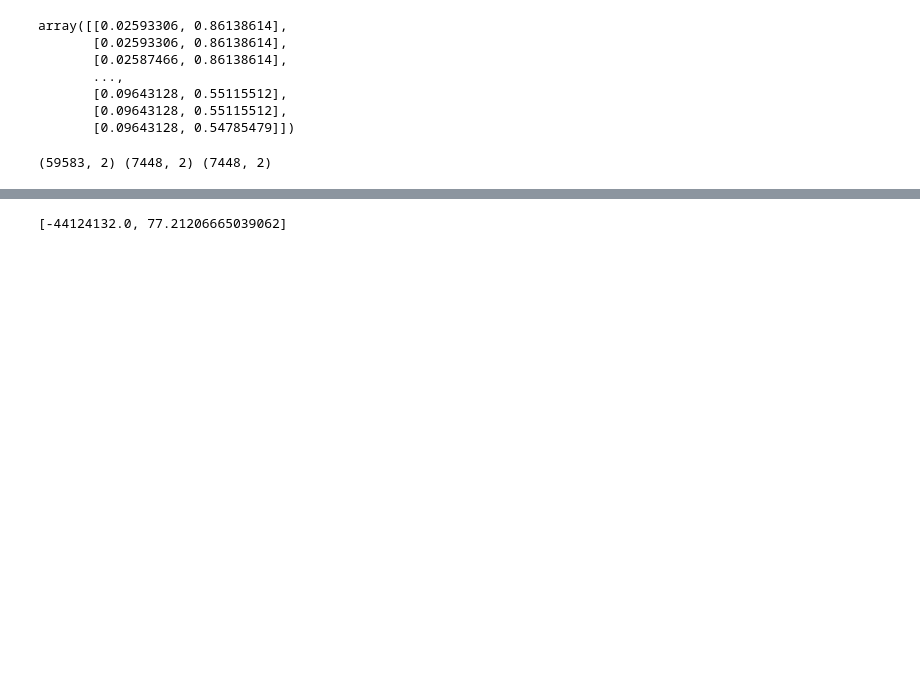
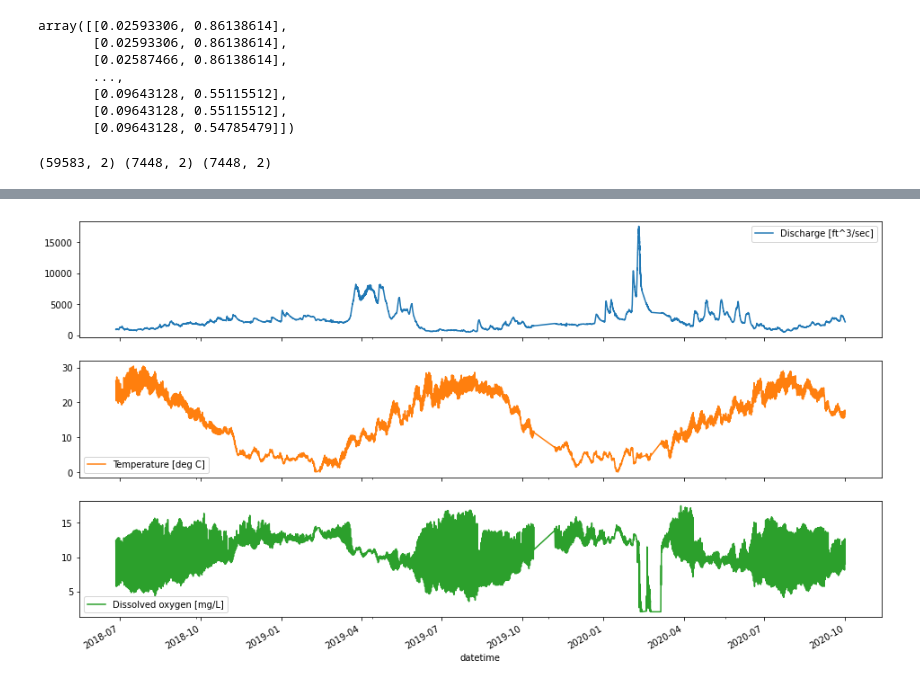
Before and after one commit to isosafrasaurus/pnnl_watersheds, a Jupyter notebook: nwis_data_analysis.ipynb, the cells around one changed output, grey strips where cells are left out. Cells and saved outputs as stored; diff of their text form; code cells hidden in the pictures; blank space fills up the shorter version.

```diff
--- a/nwis_data_analysis.ipynb
+++ b/nwis_data_analysis.ipynb
@@ -301,3 +355,5 @@ Epoch 10/10
 # %%
-model.evaluate(x_test,y_test)
+df.plot(subplots = True, figsize = (16,9))
+
+test_values = model.predict(x_test)
 # %% [output]
@@ -305,4 +360,4 @@ model.evaluate(x_test,y_test)
-[-44124132.0, 77.21206665039062]
+[figure, added]
 # %%
 import matplotlib
 plt = matplotlib.pyplot
```
Also changed, not shown: parts of 8 cells of this notebook, 10 other files.
